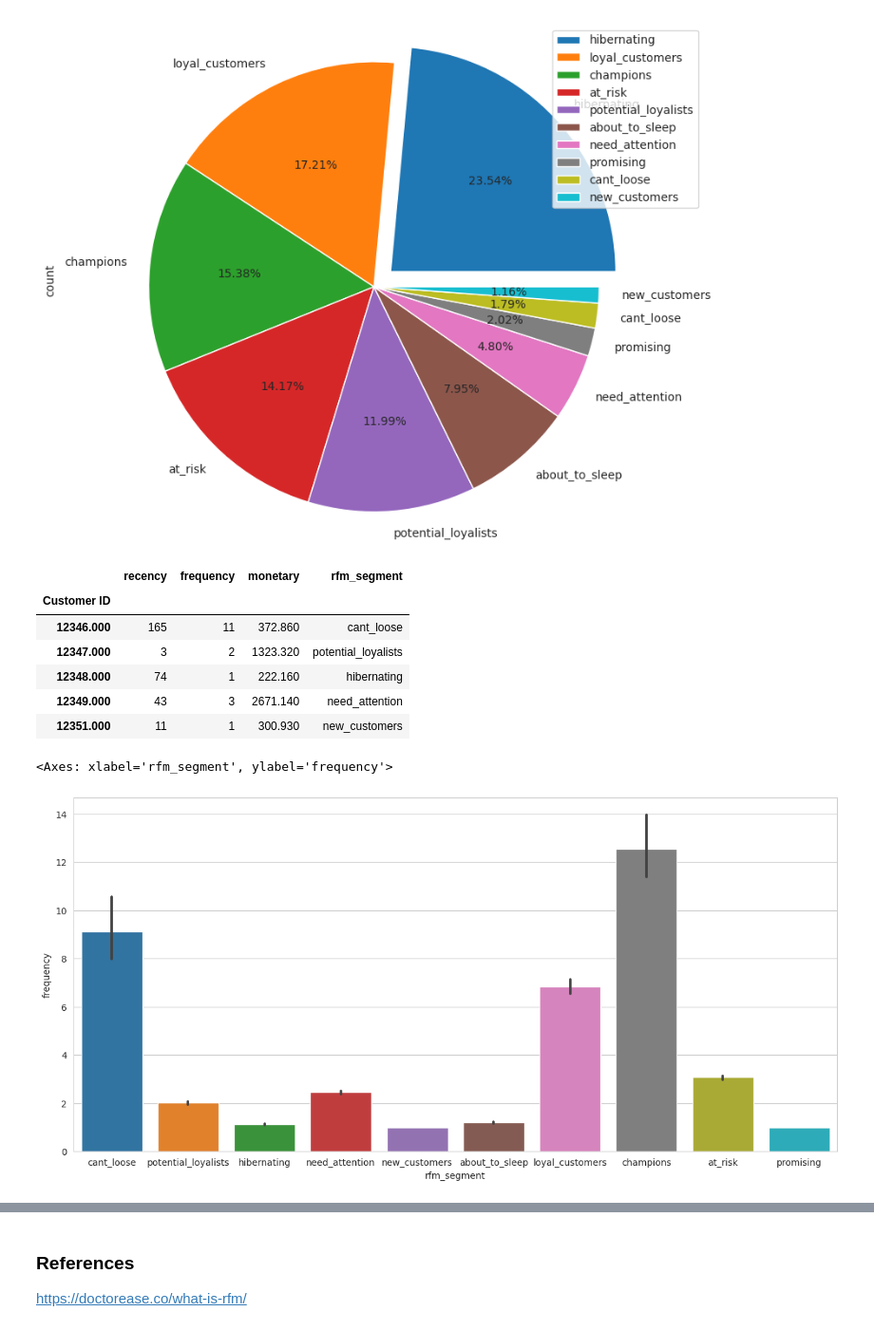
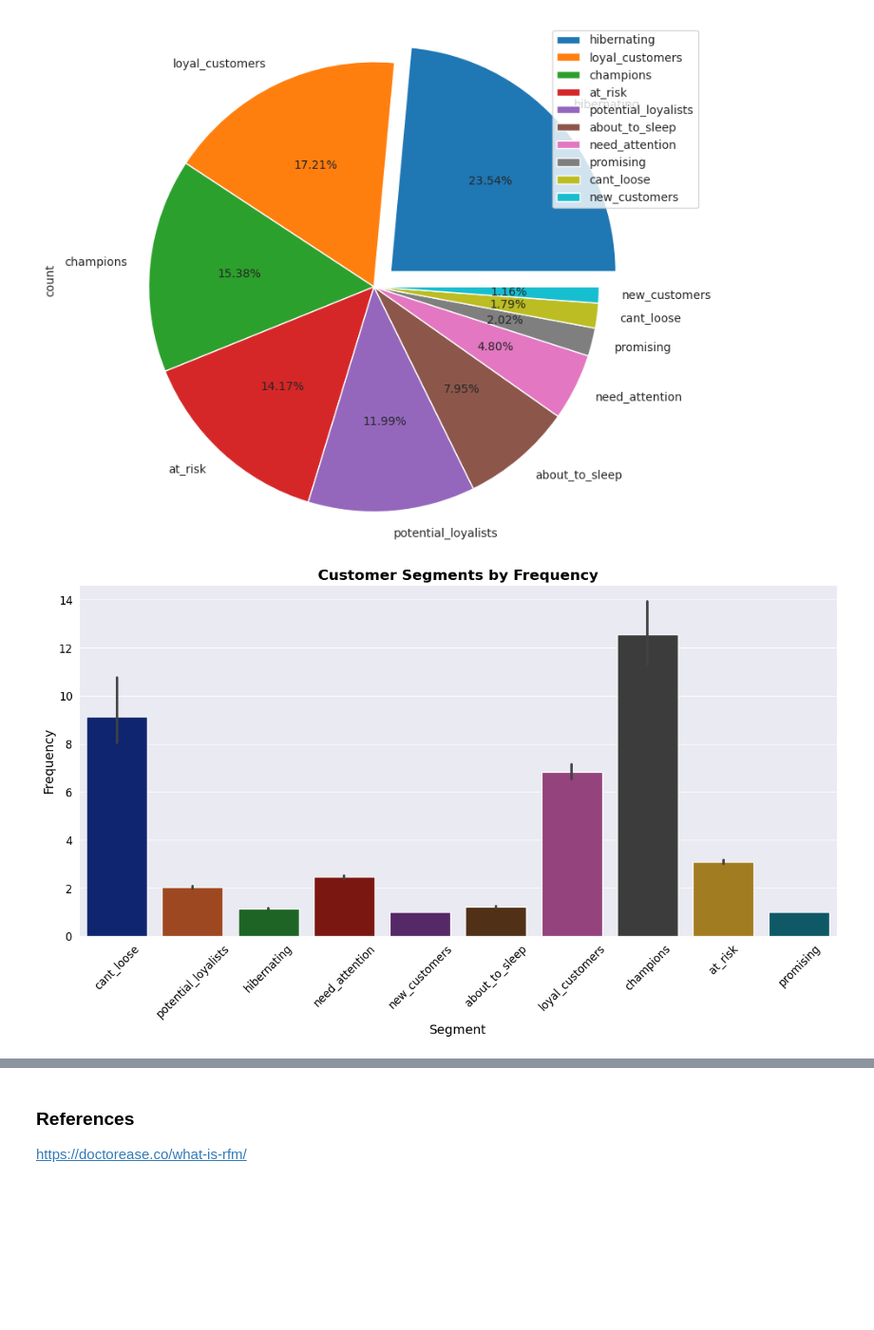
Before and after one commit to hhuseyincosgun/Online-Retail-EDA-RFM-Analysis, a Jupyter notebook: online-retail-eda-rfm.ipynb, the cells around one changed output, grey strips where cells are left out. Shown at 95% size. Cells and saved outputs as stored; diff of their text form; code cells hidden in the pictures; blank space fills up the shorter version.

```diff
--- a/online-retail-eda-rfm.ipynb
+++ b/online-retail-eda-rfm.ipynb
@@ -453,3 +453,13 @@ For example, customers with high RFM scores (recent, frequent, high monetary val
 df["InvoiceDate"].max()
 # %% [output]
 Timestamp('2010-12-09 20:01:00')
+# %%
+# Set a reference date for calculations
+today_date = dt.datetime(2010, 12, 11)
+
+# Group by customer ID and aggregate metrics: recency (days since last purchase),
+# frequency (number of purchases), monetary (total spend)
+df_rfm = df.groupby('Customer ID').agg(
+        {'InvoiceDate': lambda date: (today_date - date.max()).days,
+         'Invoice': lambda num: num.nunique(),
+         'TotalPrice': lambda price: price.sum()})
@@ -455,0 +474,8 @@ Timestamp('2010-12-09 20:01:00')
+# %%
+# Calculate recency score based on quantiles, assigning labels from 1 to 5 (1 being lowest recency)
+df_rfm["recency_score"] = pd.qcut(df_rfm['recency'], 5, labels=[5, 4, 3, 2, 1])
+
+# Calculate frequency score based on rank quantiles, assigning labels from 1 to 5 (1 being lowest frequency)
+df_rfm["frequency_score"] = pd.qcut(df_rfm["frequency"].rank(method="first"), 5, labels=[1, 2, 3, 4, 5])
+
+df_rfm.head()
@@ -554,20 +586,22 @@ plt.legend(labels = segments.index, loc = "best")
 plt.show()
 # %% [output]
 [figure]
-# %%
-rfm.head()
-# %% [output]
-|  | recency | frequency | monetary | rfm_segment |
-| Customer ID |  |  |  |  |
-| 12346.000 | 165 | 11 | 372.860 | cant_loose |
-| 12347.000 | 3 | 2 | 1323.320 | potential_loyalists |
-| 12348.000 | 74 | 1 | 222.160 | hibernating |
-| 12349.000 | 43 | 3 | 2671.140 | need_attention |
-| 12351.000 | 11 | 1 | 300.930 | new_customers |
-# %%
-plt.figure(figsize=(15,7))
-sns.barplot(x="rfm_segment", y="frequency", data=rfm)
-# %% [output]
-<Axes: xlabel='rfm_segment', ylabel='frequency'>
-[figure, removed]
+# %%
+# Set style
+sns.set_style("darkgrid")
+
+# Set color palette
+colors = sns.color_palette("dark")
+
+# Create the plot
+plt.figure(figsize=(15, 7))
+sns.barplot(x="segment", y="frequency", data=df_rfm, palette=colors)
+plt.title("Customer Segments by Frequency", color='black', fontsize=16, fontweight='bold')
+plt.xlabel("Segment", color='black', fontsize=14)
+plt.ylabel("Frequency", color='black', fontsize=14)
+plt.xticks(rotation=45, color='black', fontsize=12)
+plt.yticks(color='black', fontsize=12)
+plt.show()
+# %% [output]
+[figure, added]
 # %%
```
Also changed, not shown: parts of 12 cells of this notebook.
